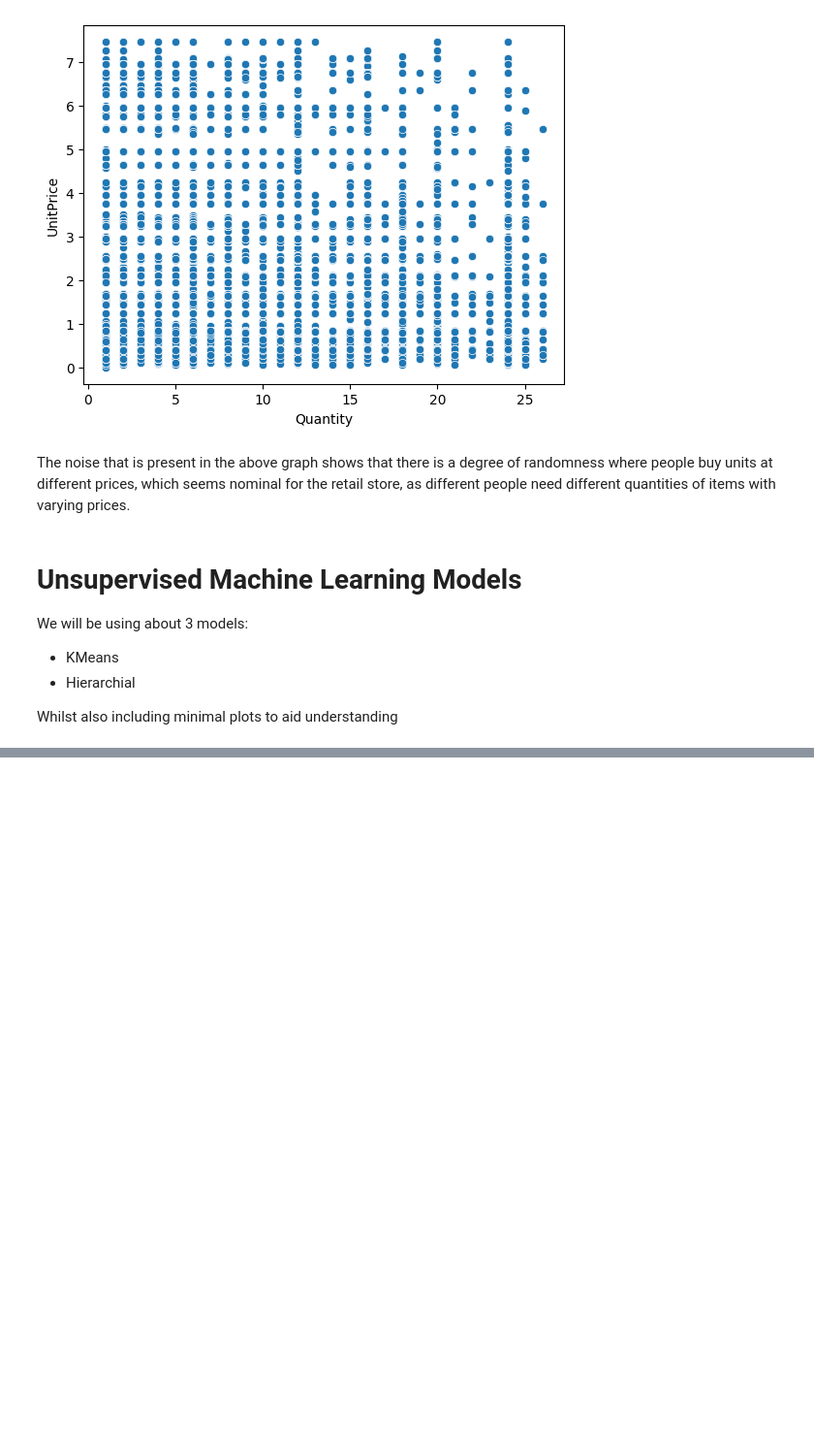
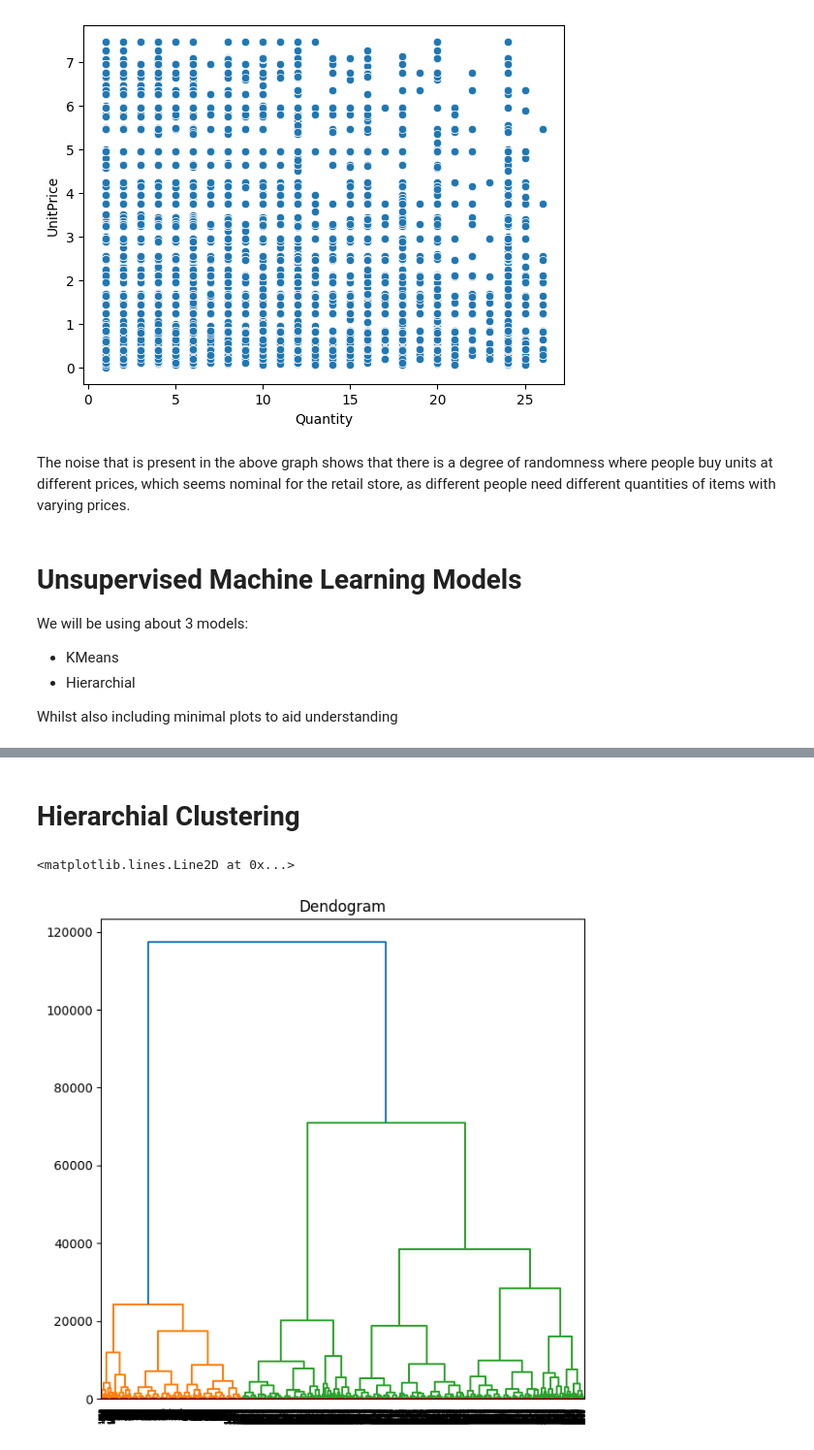
Before and after one commit to Supermjork/K-Kustomer-Klusters, a Jupyter notebook: notebook/cashier.ipynb, the cells around one changed output, grey strips where cells are left out. Shown: that part at 97% size. Cells and saved outputs as stored; diff of their text form; code cells hidden in the pictures; blank space fills up the shorter version.

```diff
--- a/notebook/cashier.ipynb
+++ b/notebook/cashier.ipynb
@@ -356,0 +408,2 @@ plt.show()
+# %% [markdown]
+# Hierarchial Clustering
@@ -356,0 +413,11 @@ plt.show()
+# %%
+plt.figure(figsize = (7, 7))
+plt.title("Dendogram")
+
+sch.dendrogram(sch.linkage(cluster_cols, method = 'ward'))
+
+# Takes sub-50s
+plt.axhline(y = 6, color = 'red', linestyle = '--')
+# %% [output]
+<matplotlib.lines.Line2D at 0x...>
+[figure, added]
```
Also changed, not shown: parts of 10 cells of this notebook.
